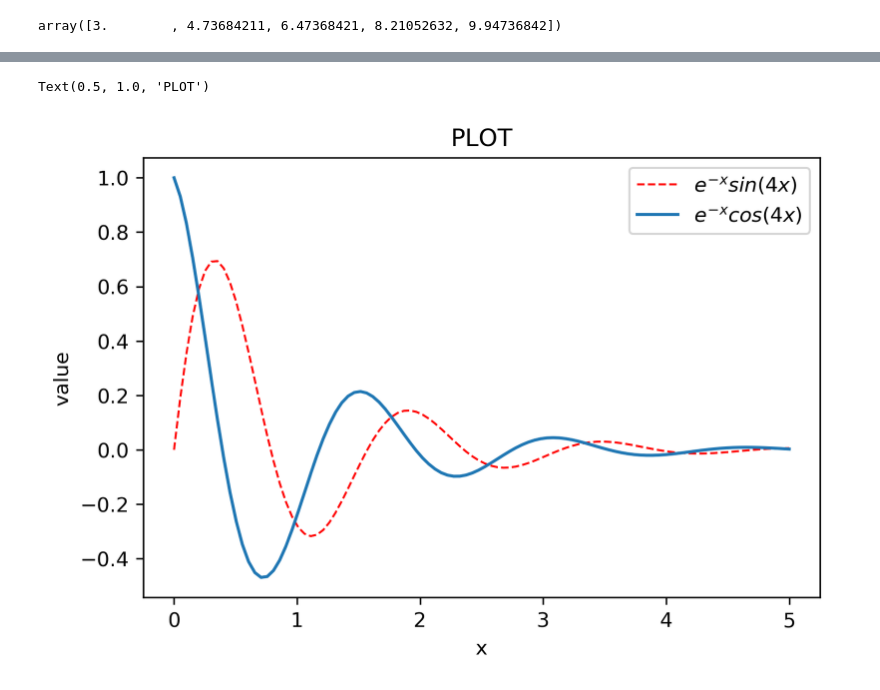
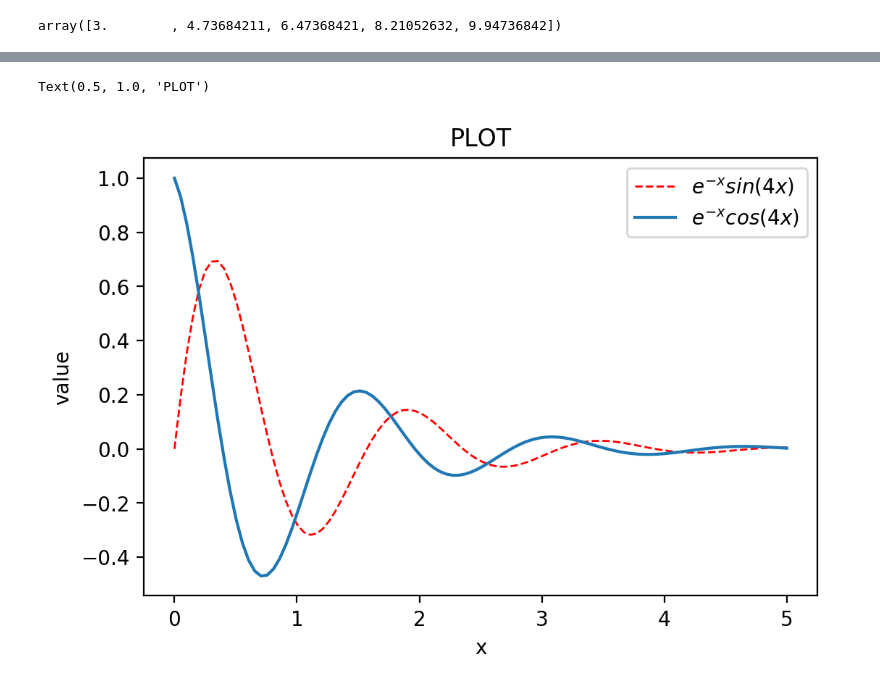
Before and after one commit to Stavrosfil/introduction_to_python, a Jupyter notebook: pythonIntro.ipynb, the cells around one changed output, grey strips where cells are left out. Drawn from its saved outputs; the diff is of its cells as text; code cells hidden in the pictures.

```diff
--- a/pythonIntro.ipynb
+++ b/pythonIntro.ipynb
@@ -34,20 +45,20 @@ import pandas as pd
 # %%
 x = np.linspace(0, 5, 100)
 # print(x)
 y = np.sin(4*x)*np.exp(-x)
 z = np.cos(4*x)*np.exp(-x)
 
-plt.figure(dpi=300)
+plt.figure(dpi=200)
 plt.plot(x, y, 'r--', label = '$e^{-x} sin(4x)$', linewidth = 1.0)
 plt.plot(x, z, label = '$e^{-x} cos(4x)$')
 plt.xlabel('x')
 plt.ylabel('value')
 plt.legend()
 plt.title('PLOT')
 # plt.savefig('figure.png')
 # %% [output]
 Text(0.5, 1.0, 'PLOT')
-[figure, old version]
+[figure, new version]
 # %%
 import pandas as pd  #2 dimansional dataframe with labeled axis
 import matplotlib.pyplot as plt
```
Also changed, not shown: parts of 3 cells of this notebook.
